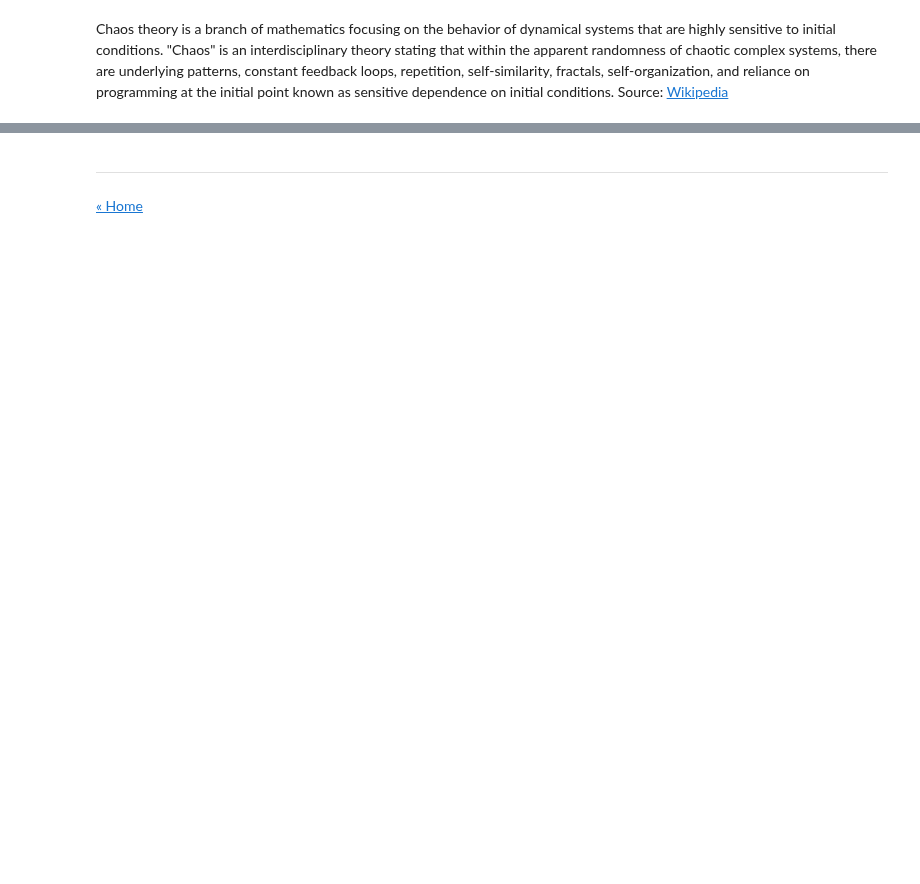
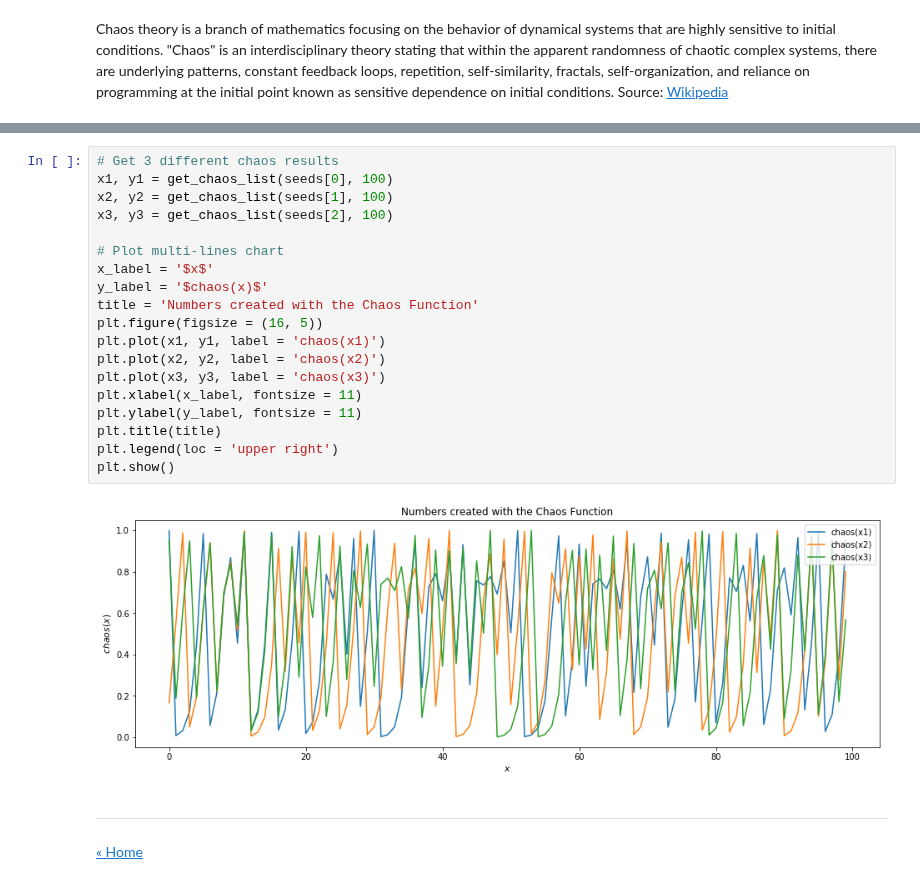
Before and after one commit to ansegura7/Algorithms, a Jupyter notebook: monte-carlo-simulation/MonteCarloSimulation.ipynb, the cells around one changed output, grey strips where cells are left out. Cells and saved outputs as stored; diff of their text form; blank space fills up the shorter version.

```diff
--- a/monte-carlo-simulation/MonteCarloSimulation.ipynb
+++ b/monte-carlo-simulation/MonteCarloSimulation.ipynb
@@ -243,3 +251,24 @@ plot_line_chart(x, y, '$x$', '$chaos(x)$', 'Numbers created with the Chaos Funct
+# %%
+# Get 3 different chaos results
+x1, y1 = get_chaos_list(seeds[0], 100)
+x2, y2 = get_chaos_list(seeds[1], 100)
+x3, y3 = get_chaos_list(seeds[2], 100)
+
+# Plot multi-lines chart
+x_label = '$x$'
+y_label = '$chaos(x)$'
+title = 'Numbers created with the Chaos Function'
+plt.figure(figsize = (16, 5))
+plt.plot(x1, y1, label = 'chaos(x1)')
+plt.plot(x2, y2, label = 'chaos(x2)')
+plt.plot(x3, y3, label = 'chaos(x3)')
+plt.xlabel(x_label, fontsize = 11)
+plt.ylabel(y_label, fontsize = 11)
+plt.title(title)
+plt.legend(loc = 'upper right')
+plt.show()
+# %% [output]
+[figure, added]
 # %% [markdown]
 <hr>
 <p><a href="https://ansegura7.github.io/Algorithms/">« Home</a></p>
```
Also changed, not shown: parts of 14 cells of this notebook, 1 other file.
